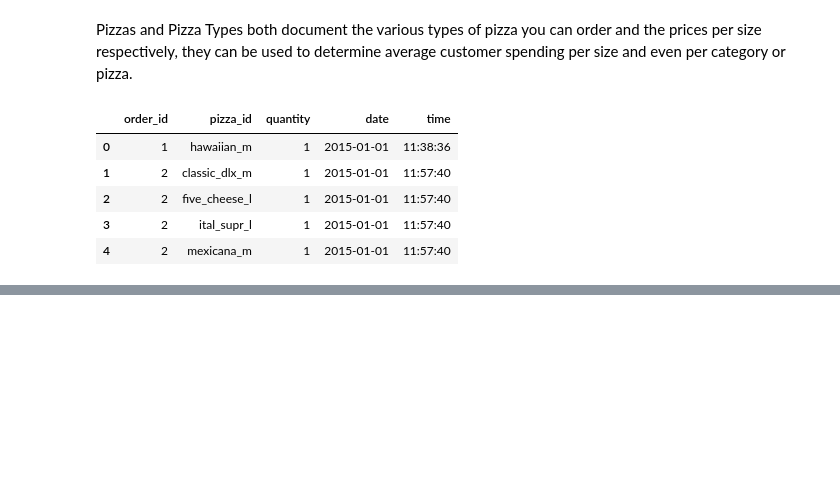
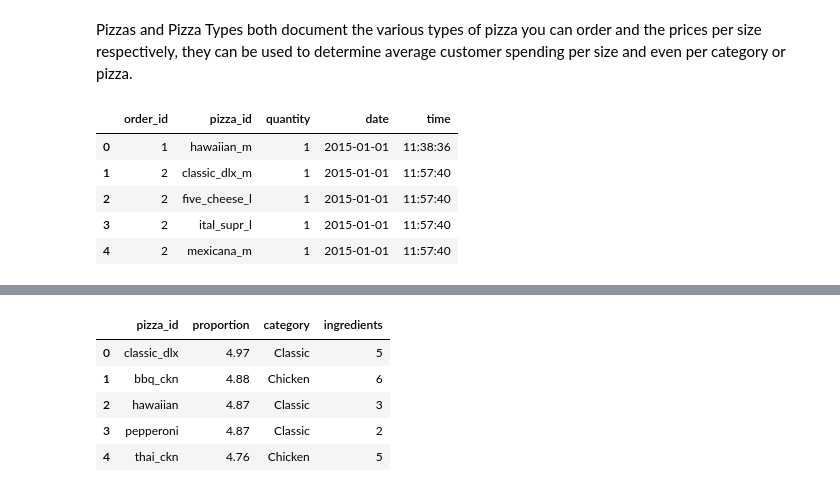
Before and after one commit to drod75/Pizza-Dataset-Analysis, a Jupyter notebook: pizza_analysis.ipynb, the cells around one changed output, grey strips where cells are left out. Saved outputs shown, nothing was run; the diff lists cells and outputs as text; code cells hidden in the pictures; blank space fills up the shorter version.

```diff
--- a/pizza_analysis.ipynb
+++ b/pizza_analysis.ipynb
@@ -66,0 +147,13 @@ Using pandas we have merged order_details and orders, with this we can now acces
+# %%
+def ingredient_count(x):
+    ingredient_amount = x.split(', ')
+    return len(ingredient_amount)
+popular_pizzas_df['ingredients'] = popular_pizzas_df['ingredients'].apply(ingredient_count)
+popular_pizzas_df.head()
+# %% [output]
+|  | pizza_id | proportion | category | ingredients |
+| 0 | classic_dlx | 4.97 | Classic | 5 |
+| 1 | bbq_ckn | 4.88 | Chicken | 6 |
+| 2 | hawaiian | 4.87 | Classic | 3 |
+| 3 | pepperoni | 4.87 | Classic | 2 |
+| 4 | thai_ckn | 4.76 | Chicken | 5 |
```
Also changed, not shown: parts of 15 cells of this notebook.
